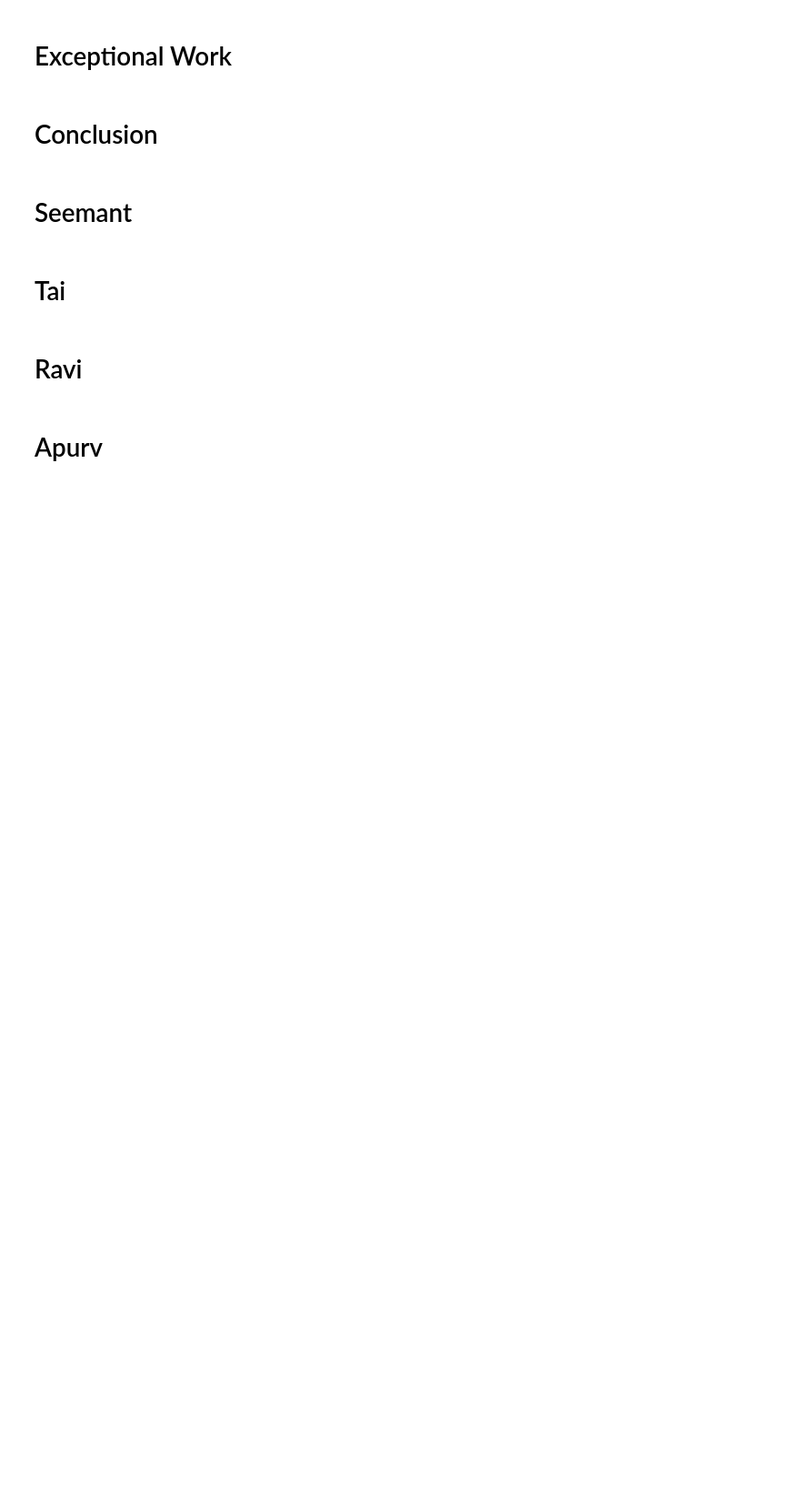
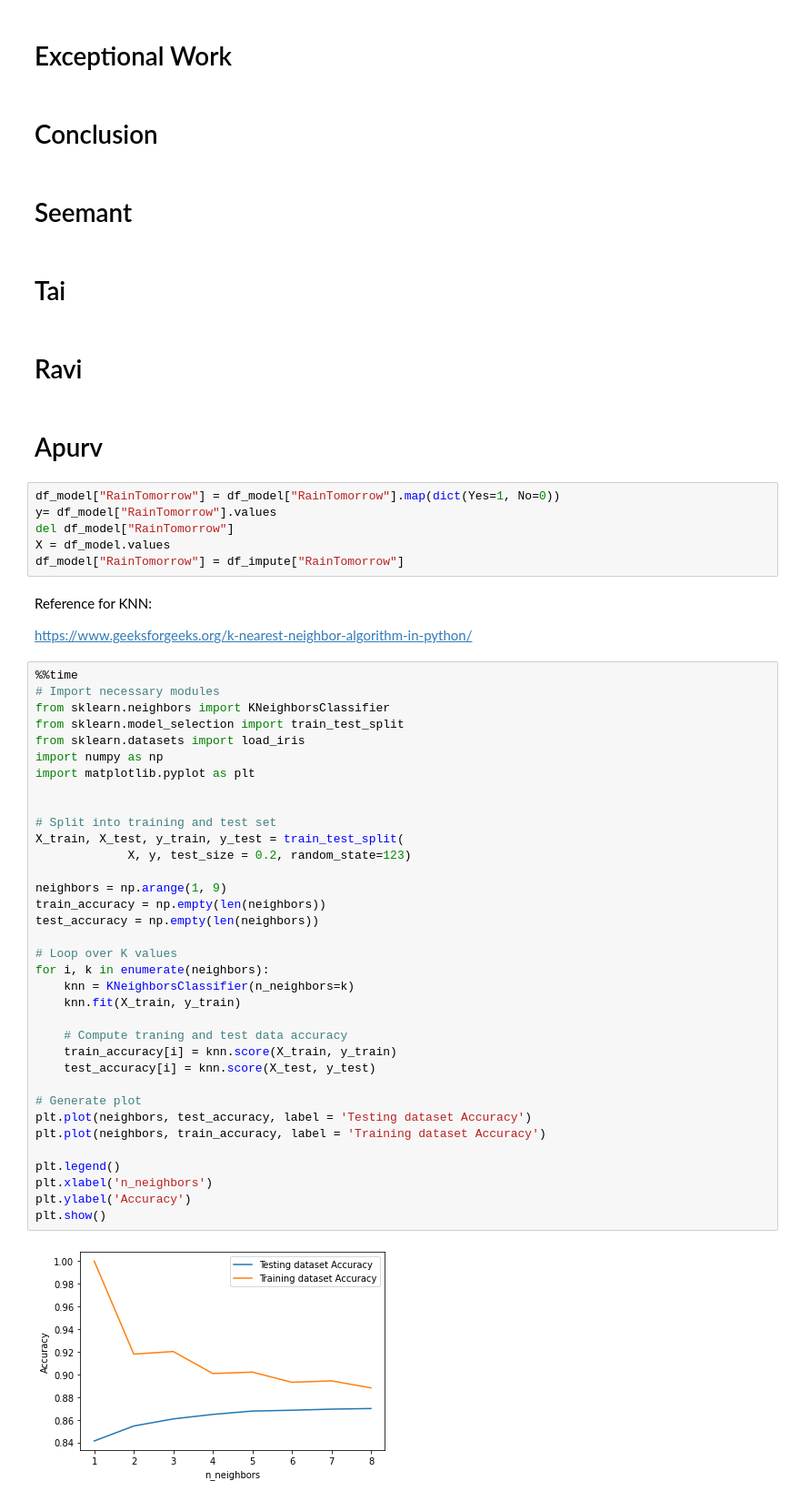
Before and after one commit to ravisiv/AussieWeatherEDA, a Jupyter notebook: Lab2_Group3_Chowdhury_Mittal_Srivastava_Sivaraman.ipynb, the cells around one changed output. Shown at 91% size. Cells and saved outputs as stored; diff of their text form; blank space fills up the shorter version.

```diff
--- a/Lab2_Group3_Chowdhury_Mittal_Srivastava_Sivaraman.ipynb
+++ b/Lab2_Group3_Chowdhury_Mittal_Srivastava_Sivaraman.ipynb
@@ -1016,3 +1016,50 @@ Reference: https://www.kaggle.com/dansbecker/shap-values
 # Ravi
 # %% [markdown]
 # Apurv
+# %%
+df_model["RainTomorrow"] = df_model["RainTomorrow"].map(dict(Yes=1, No=0))
+y= df_model["RainTomorrow"].values
+del df_model["RainTomorrow"]
+X = df_model.values
+df_model["RainTomorrow"] = df_impute["RainTomorrow"]
+# %% [markdown]
+Reference for KNN:
+
+https://www.geeksforgeeks.org/k-nearest-neighbor-algorithm-in-python/
+# %%
+%%time
+# Import necessary modules
+from sklearn.neighbors import KNeighborsClassifier
+from sklearn.model_selection import train_test_split
+from sklearn.datasets import load_iris
+import numpy as np
+import matplotlib.pyplot as plt
+
+
+# Split into training and test set
+X_train, X_test, y_train, y_test = train_test_split(
+             X, y, test_size = 0.2, random_state=123)
+
+neighbors = np.arange(1, 9)
+train_accuracy = np.empty(len(neighbors))
+test_accuracy = np.empty(len(neighbors))
+
+# Loop over K values
+for i, k in enumerate(neighbors):
+    knn = KNeighborsClassifier(n_neighbors=k)
+    knn.fit(X_train, y_train)
+
+    # Compute traning and test data accuracy
+    train_accuracy[i] = knn.score(X_train, y_train)
+    test_accuracy[i] = knn.score(X_test, y_test)
+
+# Generate plot
+plt.plot(neighbors, test_accuracy, label = 'Testing dataset Accuracy')
+plt.plot(neighbors, train_accuracy, label = 'Training dataset Accuracy')
+
+plt.legend()
+plt.xlabel('n_neighbors')
+plt.ylabel('Accuracy')
+plt.show()
+# %% [output]
+[figure, added]
```
Also changed, not shown: parts of 1 cell of this notebook.
